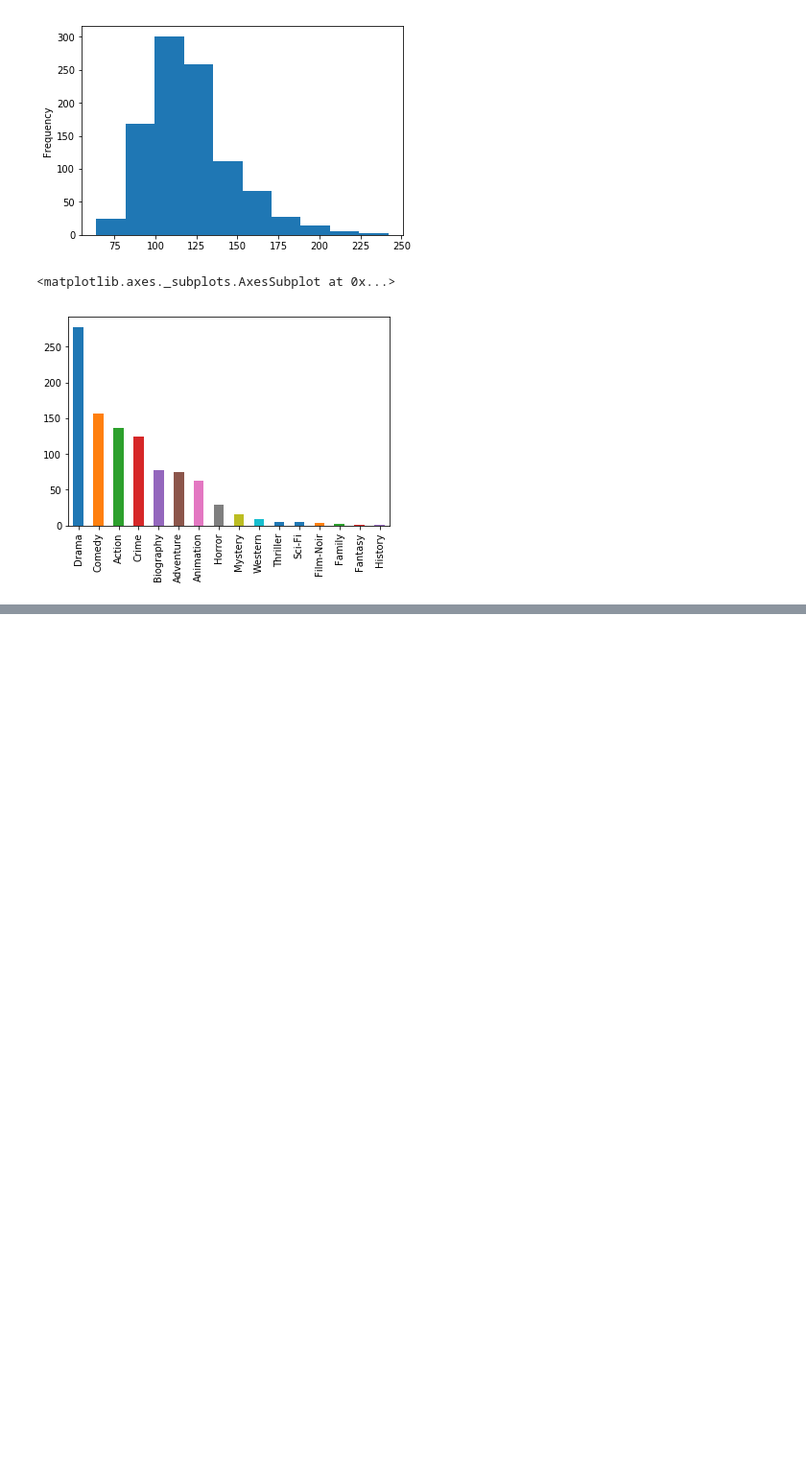
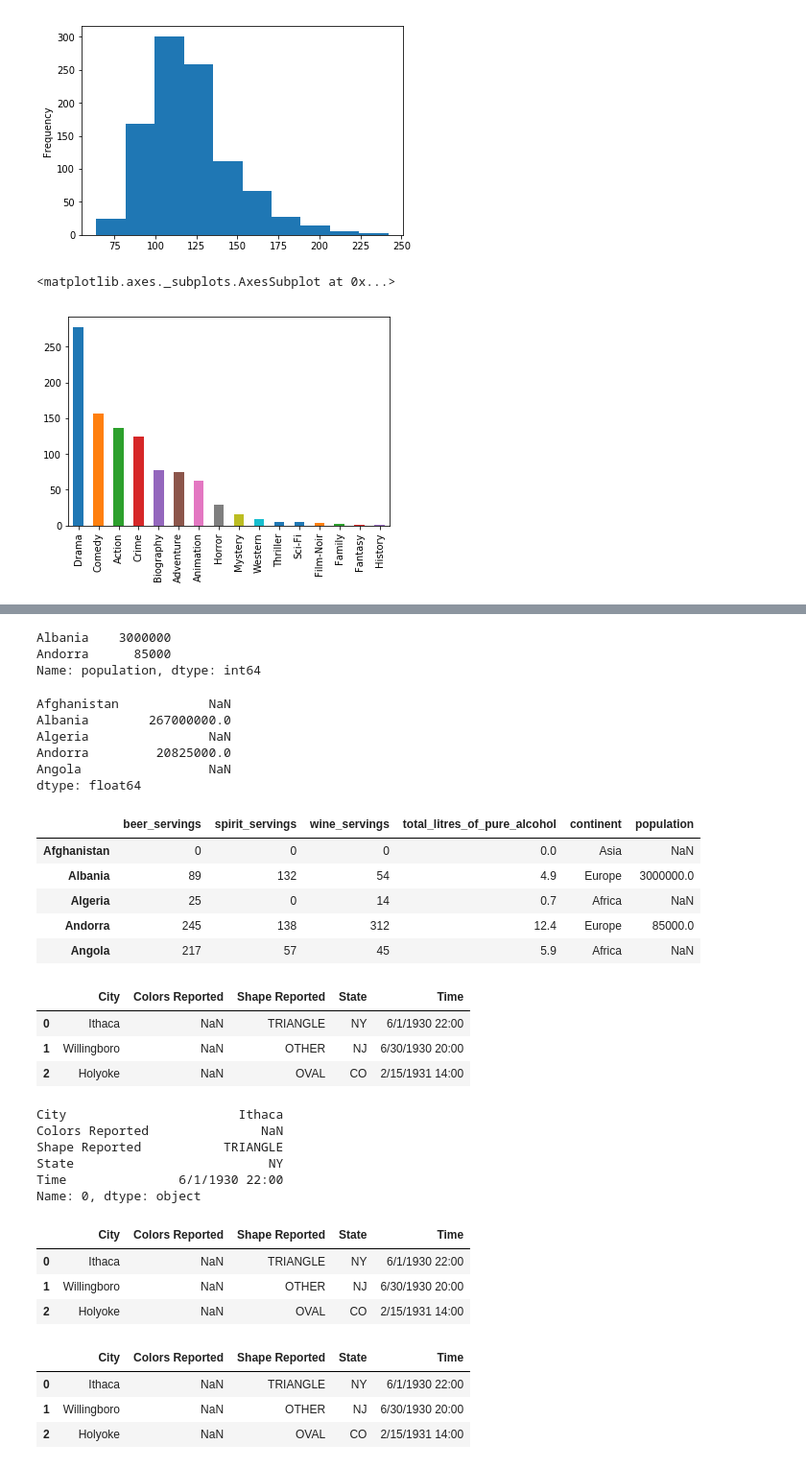
Before and after one commit to aravindangit/Machine-learning, a Jupyter notebook: Data_school_pandas.ipynb, the cells around one changed output, grey strips where cells are left out. Shown at 96% size. Drawn from its saved outputs; the diff is of its cells as text; code cells hidden in the pictures; blank space fills up the shorter version.

```diff
--- a/Data_school_pandas.ipynb
+++ b/Data_school_pandas.ipynb
@@ -1136,0 +1420,3 @@ movies.genre.value_counts().plot(kind='bar')
+# %%
+import pandas as pd
+drinks = pd.read_csv('http://bit.ly/drinksbycountry')
@@ -1136,0 +1438,3 @@ movies.genre.value_counts().plot(kind='bar')
+# %%
+# set 'country' as the index
+drinks.set_index('country', inplace=True)
@@ -1136,0 +1514,72 @@ movies.genre.value_counts().plot(kind='bar')
+# %%
+# create a Series containing the population of two countries
+people = pd.Series([3000000, 85000], index=['Albania', 'Andorra'], name='population')
+people
+# %% [output]
+Albania    3000000
+Andorra      85000
+Name: population, dtype: int64
+# %%
+# calculate the total annual beer servings for each country
+(drinks.beer_servings * people).head()
+# %% [output]
+Afghanistan            NaN
+Albania        267000000.0
+Algeria                NaN
+Andorra         20825000.0
+Angola                 NaN
+dtype: float64
+# %%
+# •The two Series were aligned by their indexes.
+# •If a value is missing in either Series, the result is marked as NaN.
+# •Alignment enables us to easily work with incomplete data.
+# concatenate the 'drinks' DataFrame with the 'population' Series (aligns by the index)
+pd.concat([drinks, people], axis=1).head()
+# %% [output]
+|  | beer_servings | spirit_servings | wine_servings | total_litres_of_pure_alcohol | continent | population |
+| Afghanistan | 0 | 0 | 0 | 0.0 | Asia | NaN |
+| Albania | 89 | 132 | 54 | 4.9 | Europe | 3000000.0 |
+| Algeria | 25 | 0 | 14 | 0.7 | Africa | NaN |
+| Andorra | 245 | 138 | 312 | 12.4 | Europe | 85000.0 |
+| Angola | 217 | 57 | 45 | 5.9 | Africa | NaN |
+# %%
+# read a dataset of UFO reports into a DataFrame
+ufo = pd.read_csv('http://bit.ly/uforeports')
+ufo.head(3)
+# %% [output]
+|  | City | Colors Reported | Shape Reported | State | Time |
+| 0 | Ithaca | NaN | TRIANGLE | NY | 6/1/1930 22:00 |
+| 1 | Willingboro | NaN | OTHER | NJ | 6/30/1930 20:00 |
+| 2 | Holyoke | NaN | OVAL | CO | 2/15/1931 14:00 |
+# %%
+# The loc method is used to select rows and columns by label. You can pass it:
+# •A single label
+# •A list of labels
+# •A slice of labels
+# •A boolean Series
+# •A colon (which indicates "all labels")
+# row 0, all columns
+ufo.loc[0, :]
+# %% [output]
+City                       Ithaca
+Colors Reported               NaN
+Shape Reported           TRIANGLE
+State                          NY
+Time               6/1/1930 22:00
+Name: 0, dtype: object
+# %%
+# rows 0 and 1 and 2, all columns
+ufo.loc[[0, 1, 2], :]
+# %% [output]
+|  | City | Colors Reported | Shape Reported | State | Time |
+| 0 | Ithaca | NaN | TRIANGLE | NY | 6/1/1930 22:00 |
+| 1 | Willingboro | NaN | OTHER | NJ | 6/30/1930 20:00 |
+| 2 | Holyoke | NaN | OVAL | CO | 2/15/1931 14:00 |
+# %%
+# rows 0 through 2 (inclusive), all columns
+ufo.loc[0:2, :]
+# %% [output]
+|  | City | Colors Reported | Shape Reported | State | Time |
+| 0 | Ithaca | NaN | TRIANGLE | NY | 6/1/1930 22:00 |
+| 1 | Willingboro | NaN | OTHER | NJ | 6/30/1930 20:00 |
+| 2 | Holyoke | NaN | OVAL | CO | 2/15/1931 14:00 |
```
Also changed, not shown: parts of 71 cells of this notebook.
